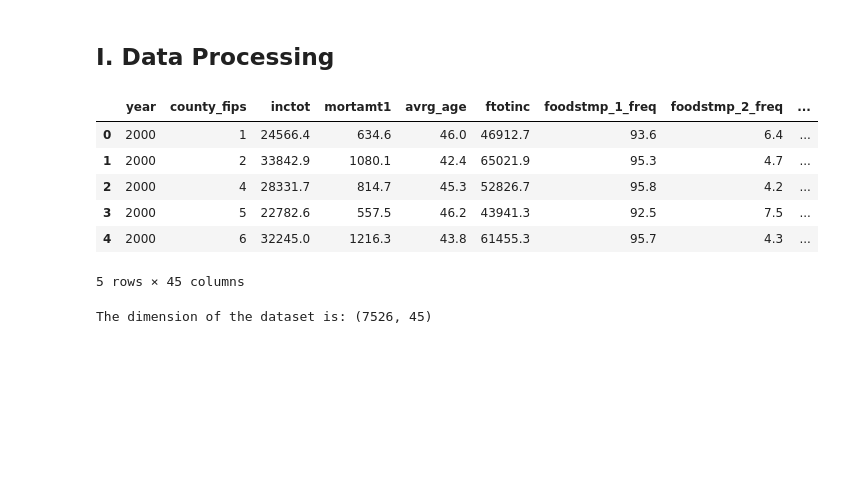
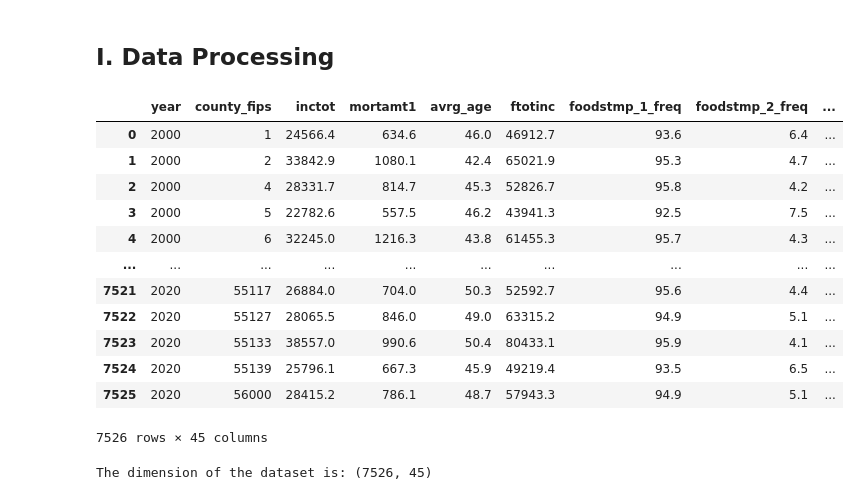
Before and after one commit to mnguyen0226/election_ml, a Jupyter notebook: src/us_election_prediction_decision_tree_no_feature_selection.ipynb, the cells around one changed output. Cells and saved outputs as stored; diff of their text form; code cells hidden in the pictures; blank space fills up the shorter version.

```diff
--- a/src/us_election_prediction_decision_tree_no_feature_selection.ipynb
+++ b/src/us_election_prediction_decision_tree_no_feature_selection.ipynb
@@ -38,15 +39,21 @@ from sklearn import tree
 # %%
 # import dataset
 df = pd.read_csv("../data/edit_summary_stats.csv")
-df.head()
+df
 # %% [output]
 |  | year | county_fips | inctot | mortamt1 | avrg_age | ftotinc | foodstmp_1_freq | foodstmp_2_freq | ... |
 | 0 | 2000 | 1 | 24566.4 | 634.6 | 46.0 | 46912.7 | 93.6 | 6.4 | ... |
 | 1 | 2000 | 2 | 33842.9 | 1080.1 | 42.4 | 65021.9 | 95.3 | 4.7 | ... |
 | 2 | 2000 | 4 | 28331.7 | 814.7 | 45.3 | 52826.7 | 95.8 | 4.2 | ... |
 | 3 | 2000 | 5 | 22782.6 | 557.5 | 46.2 | 43941.3 | 92.5 | 7.5 | ... |
 | 4 | 2000 | 6 | 32245.0 | 1216.3 | 43.8 | 61455.3 | 95.7 | 4.3 | ... |
+| ... | ... | ... | ... | ... | ... | ... | ... | ... | ... |
+| 7521 | 2020 | 55117 | 26884.0 | 704.0 | 50.3 | 52592.7 | 95.6 | 4.4 | ... |
+| 7522 | 2020 | 55127 | 28065.5 | 846.0 | 49.0 | 63315.2 | 94.9 | 5.1 | ... |
+| 7523 | 2020 | 55133 | 38557.0 | 990.6 | 50.4 | 80433.1 | 95.9 | 4.1 | ... |
+| 7524 | 2020 | 55139 | 25796.1 | 667.3 | 45.9 | 49219.4 | 93.5 | 6.5 | ... |
+| 7525 | 2020 | 56000 | 28415.2 | 786.1 | 48.7 | 57943.3 | 94.9 | 5.1 | ... |
-5 rows × 45 columns
+7526 rows × 45 columns
 # %%
 print(f"The dimension of the dataset is: {df.shape}")
 # %% [output]
```
Also changed, not shown: parts of 9 cells of this notebook.
